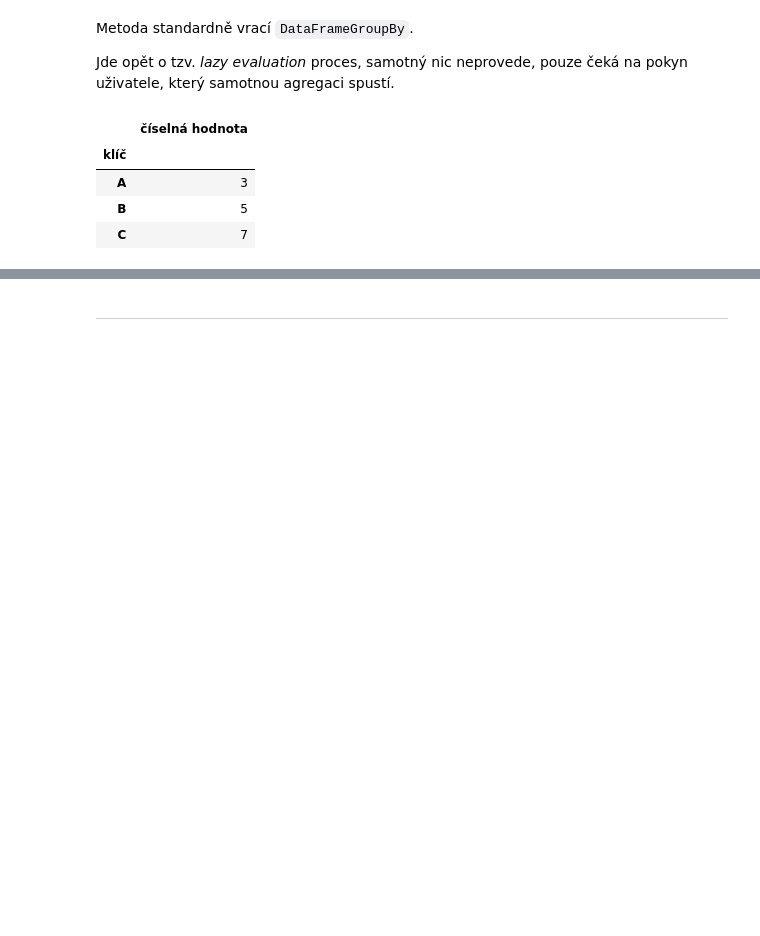
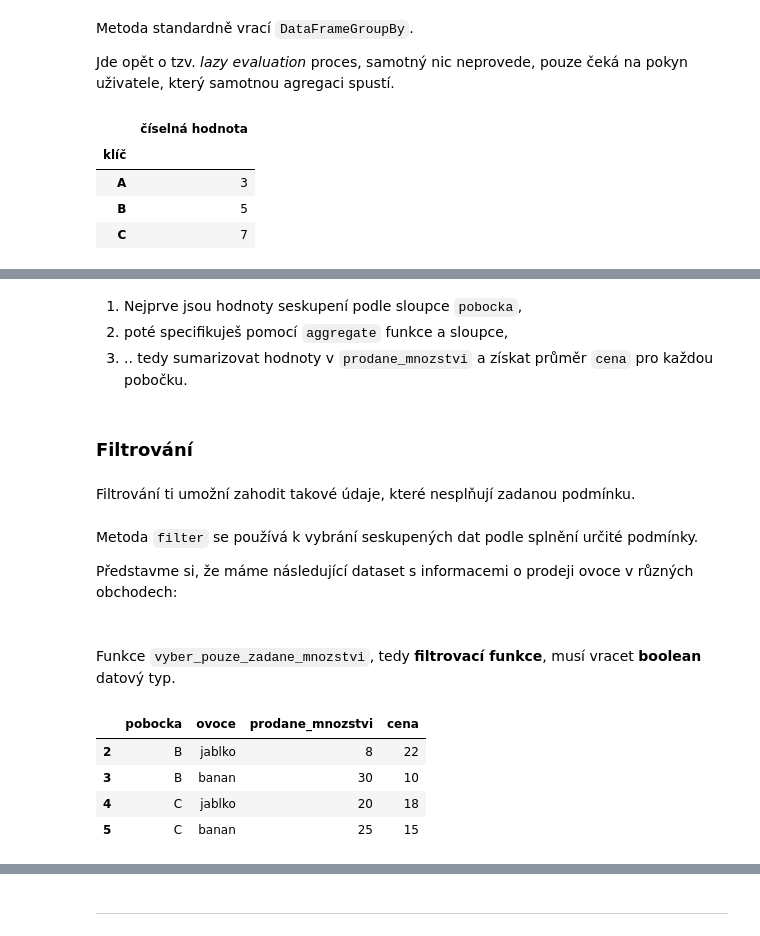
Before and after one commit to Bralor/data-csob-2023, a Jupyter notebook: shared/notebooks/lesson03.ipynb, the cells around one changed output, grey strips where cells are left out. Cells and saved outputs as stored; diff of their text form; code cells hidden in the pictures; blank space fills up the shorter version.

```diff
--- a/shared/notebooks/lesson03.ipynb
+++ b/shared/notebooks/lesson03.ipynb
@@ -443,0 +560,29 @@ df_pokus_s_cisly.groupby("klíč").sum()
+# %% [markdown]
+1. Nejprve jsou hodnoty seskupení podle sloupce `pobocka`,
+2. poté specifikuješ pomocí `aggregate` funkce a sloupce,
+3. .. tedy sumarizovat hodnoty v `prodane_mnozstvi` a získat průměr `cena` pro každou pobočku.
+# %% [markdown]
+### Filtrování
+# %% [markdown]
+Filtrování ti umožní zahodit takové údaje, které nesplňují zadanou podmínku.
+# %% [markdown]
+Metoda `filter` se používá k vybrání seskupených dat podle splnění určité podmínky.
+
+Představme si, že máme následující dataset s informacemi o prodeji ovoce v různých obchodech:
+# %%
+def vyber_pouze_zadane_mnozstvi(x, limit: int = 35):
+    return x['prodane_mnozstvi'].sum() > limit
+# %% [markdown]
+<br>
+
+Funkce `vyber_pouze_zadane_mnozstvi`, tedy **filtrovací funkce**, musí vracet **boolean** datový typ.
+# %%
+vysledek = df_ovoce.groupby('pobocka').filter(vyber_pouze_zadane_mnozstvi)
+# %%
+vysledek
+# %% [output]
+|  | pobocka | ovoce | prodane_mnozstvi | cena |
+| 2 | B | jablko | 8 | 22 |
+| 3 | B | banan | 30 | 10 |
+| 4 | C | jablko | 20 | 18 |
+| 5 | C | banan | 25 | 15 |
```
Also changed, not shown: parts of 31 cells of this notebook.
